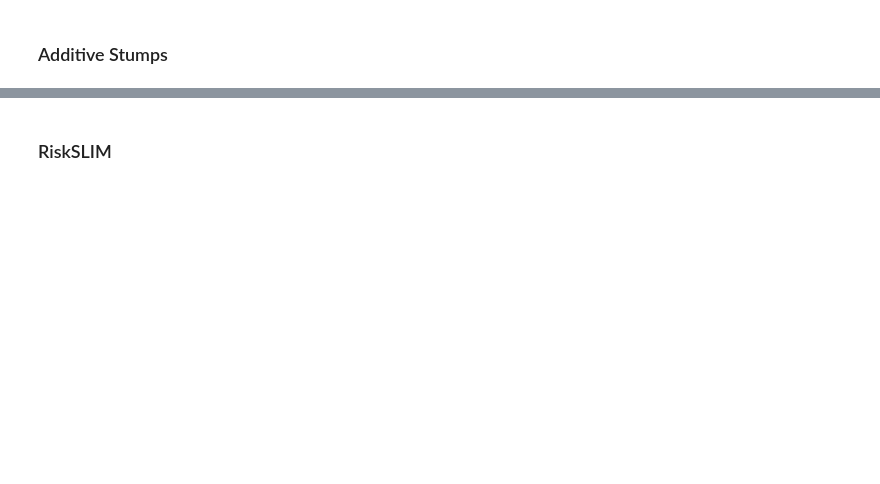
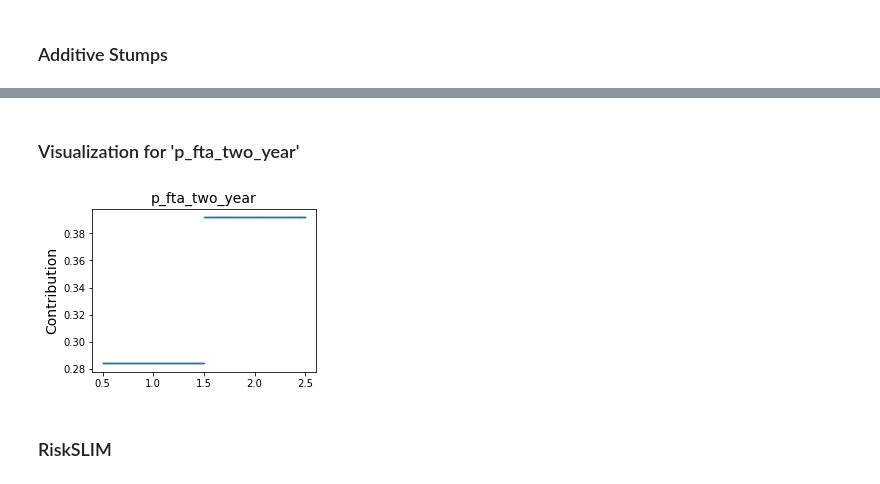
Before and after one commit to BeanHam/2019-interpretable-machine-learning, a Jupyter notebook: visualizations/ky-general2-demonstration/visualizations.ipynb, the cells around one changed output, grey strips where cells are left out. Drawn from its saved outputs; the diff is of its cells as text; code cells hidden in the pictures; blank space fills up the shorter version.

Commit message:
added all interpretable models results

```diff
--- a/visualizations/ky-general2-demonstration/visualizations.ipynb
+++ b/visualizations/ky-general2-demonstration/visualizations.ipynb
@@ -98,3 +102,40 @@ stumps.stump_plots(best_stump_model['features'], best_stump_model['coefs'], indi
+# %% [markdown]
+### Visualization for 'p_fta_two_year'
+# %%
+label = 'p_fta_two_year'
+features = best_stump_model['features']
+coefs = best_stump_model['coefs']
+cutoff_values = []
+cutoffs = []
+# %%
+## sub-features
+sub_features = np.array(np.array(features)[[label in k for k in features]])[:-1]
+
+for j in sub_features:
+    cutoff_values.append( round(coefs[np.where(np.array(features) == j)[0][0]], 3))
+    cutoffs.append(int(j[j.find(label)+len(label):]))
+
+## prepare cutoffs
+cutoff_prep = []
+cutoff_values_prep = []
+
+for n in range(len(cutoffs)-1):
+    cutoff_prep.append(np.linspace(cutoffs[n]-0.5, cutoffs[n+1]-0.5, 1000))
+    cutoff_values_prep.append(np.repeat(round(np.sum(cutoff_values[:n+1]),3), 1000))
+
+cutoff_prep.append(np.linspace(cutoffs[-1]-0.5, cutoffs[-1]+0.5, 1000))
+cutoff_values_prep.append(np.repeat(np.sum(cutoff_values), 1000))
+# %%
+## visualization
+unique = np.unique(cutoff_values_prep)
+unique_len = len(unique)
+plt.figure(figsize=(4,3))
+plt.scatter(cutoff_prep, cutoff_values_prep, s=0.05)
+plt.title(label, fontsize=14)
+plt.ylabel('Contribution', fontsize=14)
+plt.show()
+# %% [output]
+[figure, added]
 # %% [markdown]
 ### RiskSLIM
 # %%
```
Also changed, not shown: parts of 8 cells of this notebook, 45 other files.
